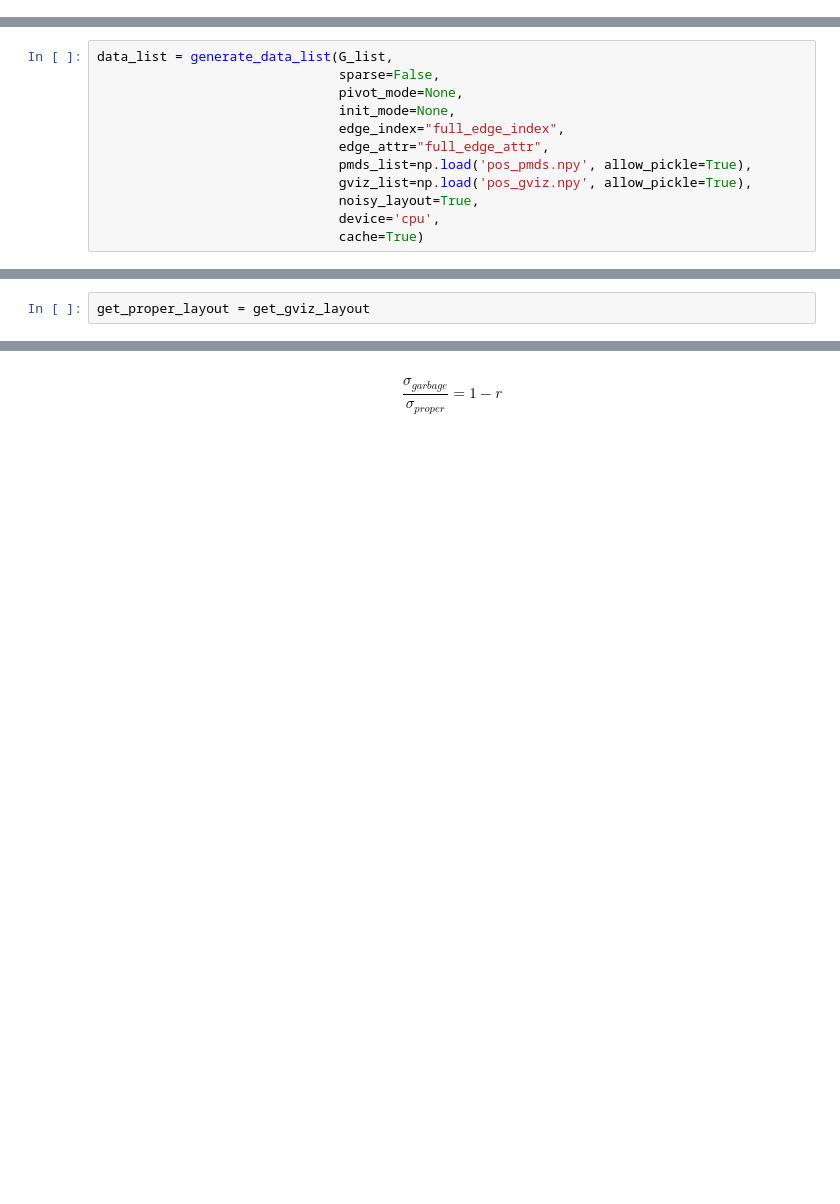
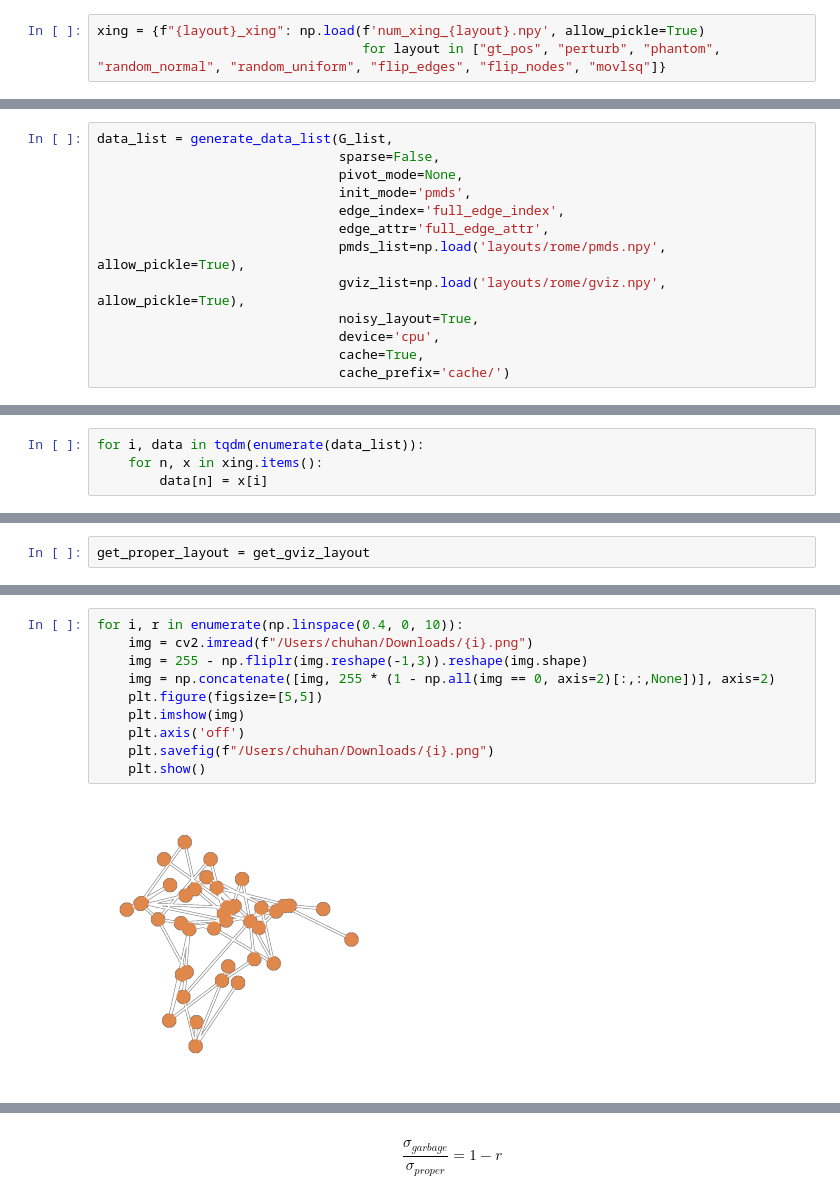
Before and after one commit to zhenxingCui/deepgd, a Jupyter notebook: layouts.ipynb, the cells around one changed output, grey strips where cells are left out. Drawn from its saved outputs; the diff is of its cells as text; blank space fills up the shorter version.

Commit message:
xing

```diff
--- a/layouts.ipynb
+++ b/layouts.ipynb
@@ -26,0 +35,3 @@ Load from './G_list.pickle'
+# %%
+xing = {f"{layout}_xing": np.load(f'num_xing_{layout}.npy', allow_pickle=True)
+                                  for layout in ["gt_pos", "perturb", "phantom", "random_normal", "random_uniform", "flip_edges", "flip_nodes", "movlsq"]}
@@ -28,12 +41,13 @@ Load from './G_list.pickle'
 data_list = generate_data_list(G_list,
                                sparse=False,
                                pivot_mode=None,
-                               init_mode=None,
-                               edge_index="full_edge_index",
-                               edge_attr="full_edge_attr",
-                               pmds_list=np.load('pos_pmds.npy', allow_pickle=True),
-                               gviz_list=np.load('pos_gviz.npy', allow_pickle=True),
+                               init_mode='pmds',
+                               edge_index='full_edge_index',
+                               edge_attr='full_edge_attr',
+                               pmds_list=np.load('layouts/rome/pmds.npy', allow_pickle=True),
+                               gviz_list=np.load('layouts/rome/gviz.npy', allow_pickle=True),
                                noisy_layout=True,
                                device='cpu',
-                               cache=True)
+                               cache=True,
+                               cache_prefix='cache/')
 # %% [output]
@@ -40,0 +55,4 @@ Load from './generate_data_list(list,sparse=False,pivot_mode=None,init_mode=None
+# %%
+for i, data in tqdm(enumerate(data_list)):
+    for n, x in xing.items():
+        data[n] = x[i]
@@ -176,0 +221,12 @@ get_stress(pos, data)
+# %%
+for i, r in enumerate(np.linspace(0.4, 0, 10)):
+    img = cv2.imread(f"/Users/chuhan/Downloads/{i}.png")
+    img = 255 - np.fliplr(img.reshape(-1,3)).reshape(img.shape)
+    img = np.concatenate([img, 255 * (1 - np.all(img == 0, axis=2)[:,:,None])], axis=2)
+    plt.figure(figsize=[5,5])
+    plt.imshow(img)
+    plt.axis('off')
+    plt.savefig(f"/Users/chuhan/Downloads/{i}.png")
+    plt.show()
+# %% [output]
+[figure, added]
```
Also changed, not shown: parts of 19 cells of this notebook, 23 other files.
